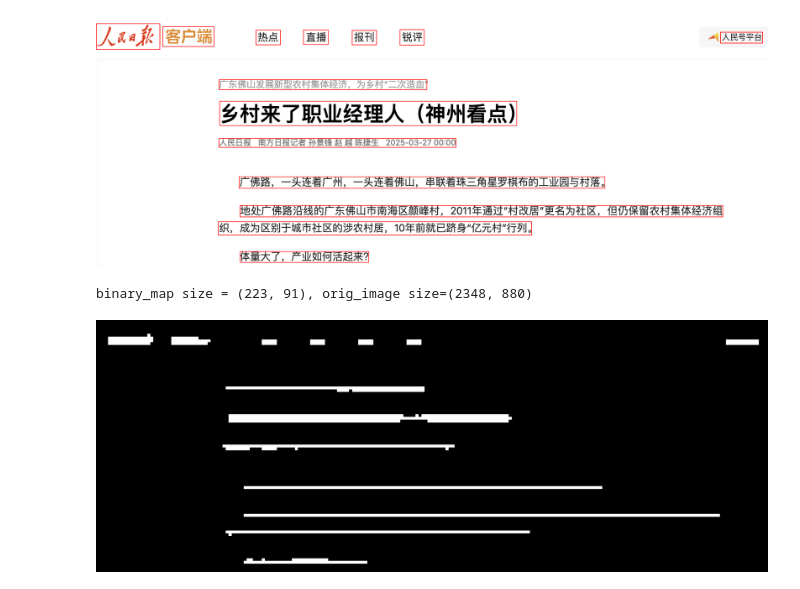
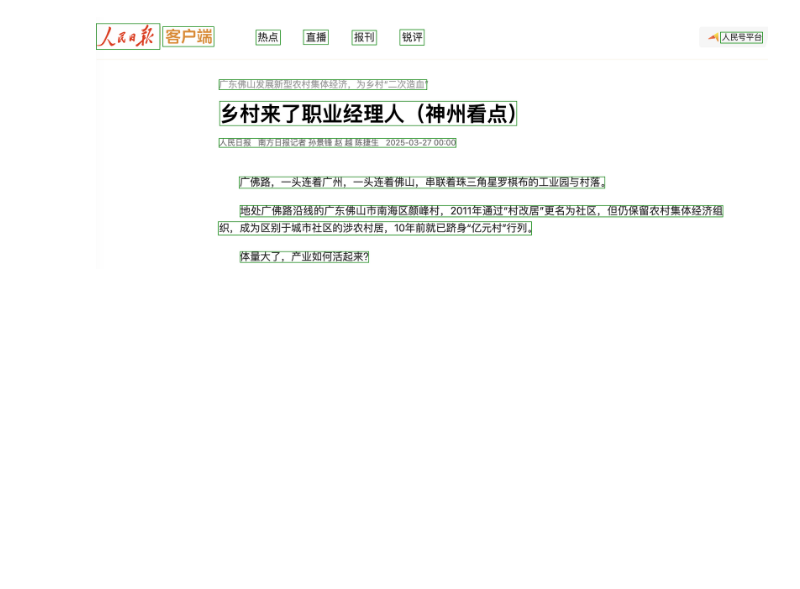
Before and after one commit to robbyzhaox/myocr, a Jupyter notebook: myocr/notebooks/sample_text_detection.ipynb, the cells around one changed output. Cells and saved outputs as stored; diff of their text form; code cells hidden in the pictures; blank space fills up the shorter version.

```diff
--- a/myocr/notebooks/sample_text_detection.ipynb
+++ b/myocr/notebooks/sample_text_detection.ipynb
@@ -6,7 +6,6 @@ from PIL import Image,ImageDraw
 from myocr.config import MODEL_PATH
 from myocr.modeling.model import ModelZoo
 from myocr.predictors.text_detection_predictor import TextDetectionParamConverter
-from PIL import Image as PIL
 model = ModelZoo.load_model("onnx", MODEL_PATH+"dbnet++.onnx", "cuda:0" if torch.cuda.is_available() else "cpu")
 p = model.predictor(TextDetectionParamConverter(model.device))
 orig_image = Image.open("../../tests/images/test.png").convert("RGB")
@@ -19,10 +18,9 @@ draw = ImageDraw.Draw(orig_image)
 for box in detected.bounding_boxes: # type: ignore
     draw.polygon(
         [(box.left, box.bottom), (box.left, box.top), (box.right, box.top), (box.right, box.bottom)],
-        outline="red",
+        outline="green",
         width=2,
     )
 
 display(orig_image)
-display(Image.fromarray(detected.binary_map) )
 # %% [output]
@@ -39,3 +31 @@ display(Image.fromarray(detected.binary_map) )
-[figure, old version]
+[figure, new version]
-binary_map size = (223, 91), orig_image size=(2348, 880)
-[figure, removed]
```
Also changed, not shown: parts of 1 cell of this notebook, 3 other files.
